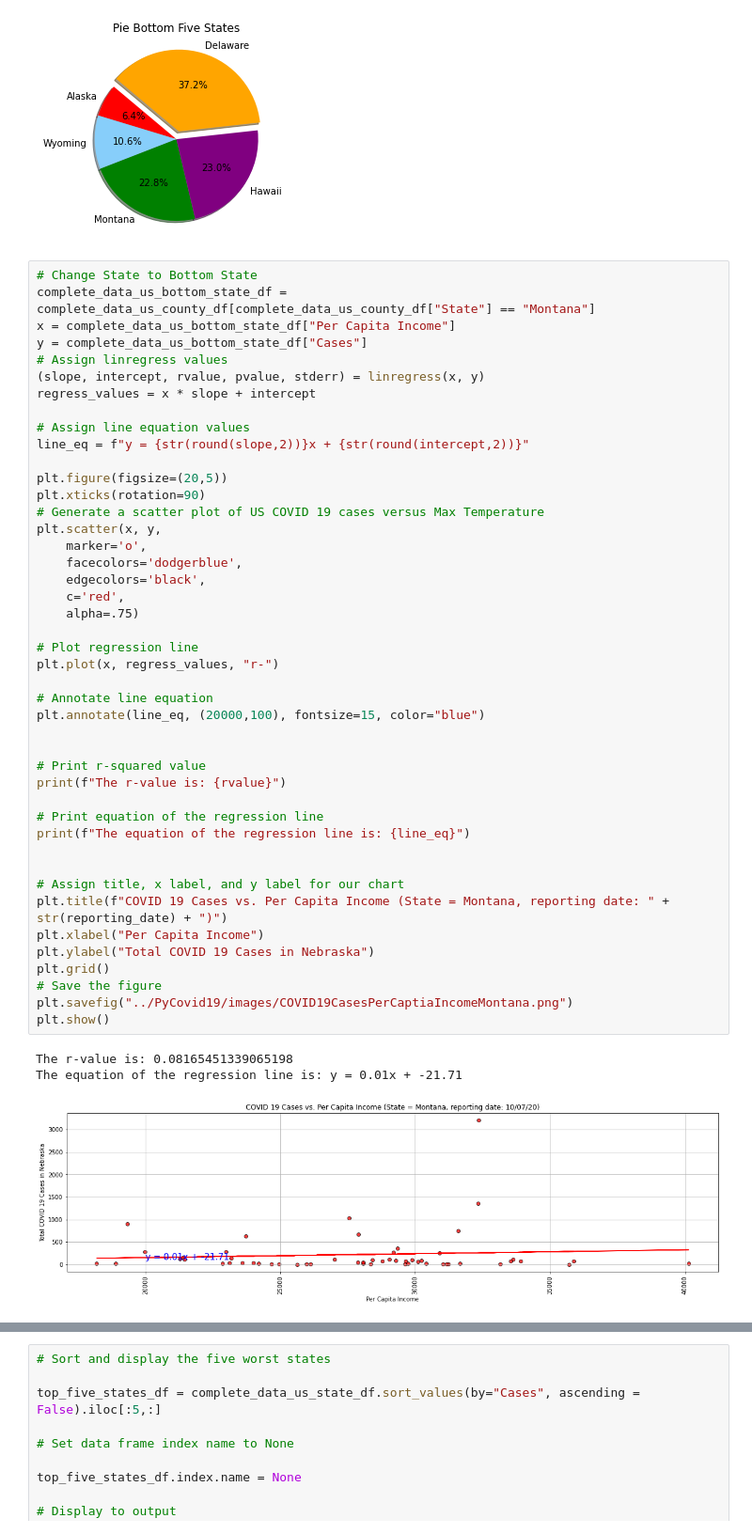
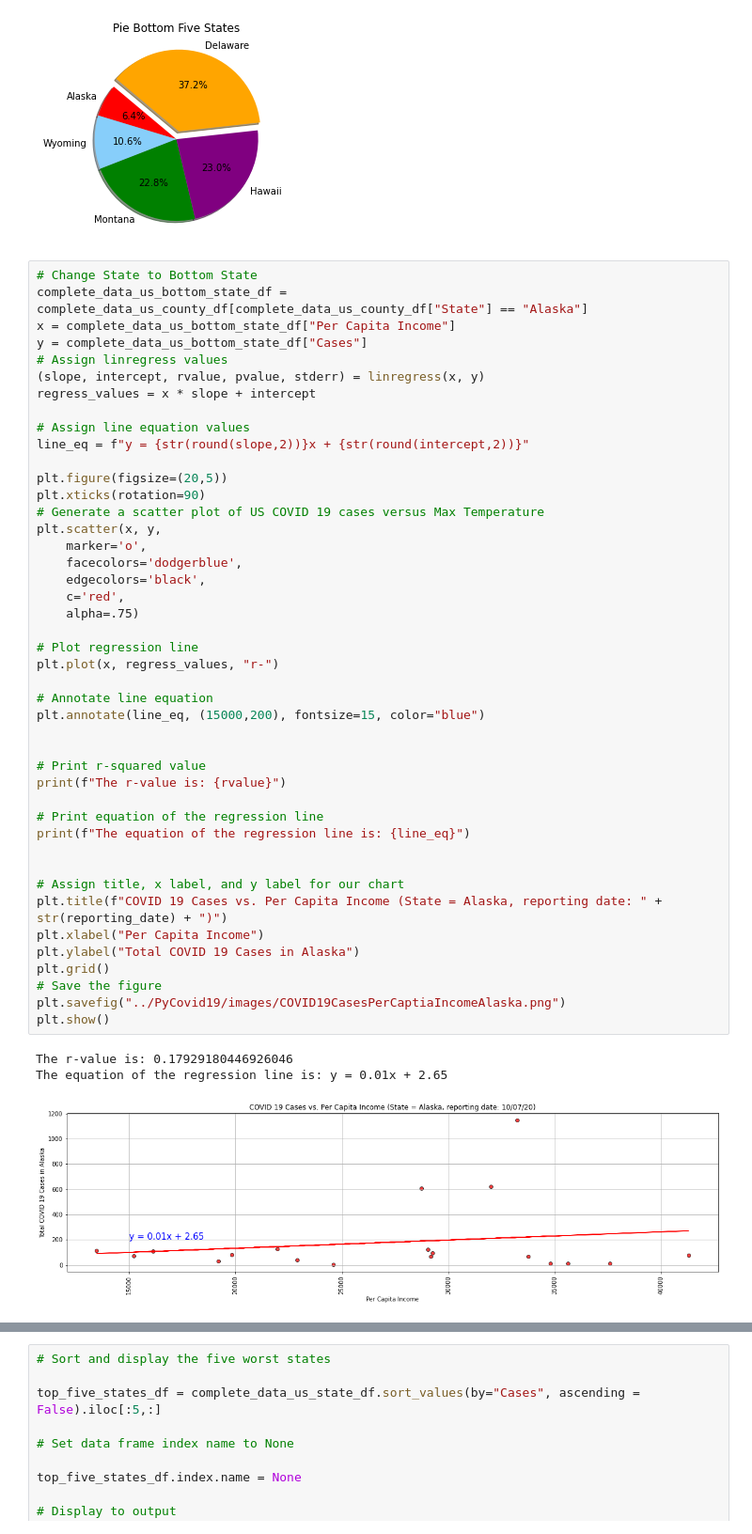
Before and after one commit to anand-sharan/project-work-one, a Jupyter notebook: PyCovid19/pycovid19.ipynb, the cells around one changed output, grey strips where cells are left out. Shown: that part at 94% size. Saved outputs shown, nothing was run; the diff lists cells and outputs as text.

```diff
--- a/PyCovid19/pycovid19.ipynb
+++ b/PyCovid19/pycovid19.ipynb
@@ -767,7 +820,7 @@ plt.show
 [figure]
 # %%
 # Change State to Bottom State
-complete_data_us_bottom_state_df = complete_data_us_county_df[complete_data_us_county_df["State"] == "Montana"]
+complete_data_us_bottom_state_df = complete_data_us_county_df[complete_data_us_county_df["State"] == "Alaska"]
 x = complete_data_us_bottom_state_df["Per Capita Income"]
 y = complete_data_us_bottom_state_df["Cases"]
 # Assign linregress values
@@ -779,37 +832,37 @@ line_eq = f"y = {str(round(slope,2))}x + {str(round(intercept,2))}"
 
 plt.figure(figsize=(20,5))
 plt.xticks(rotation=90)
 # Generate a scatter plot of US COVID 19 cases versus Max Temperature
 plt.scatter(x, y,
     marker='o',
     facecolors='dodgerblue',
     edgecolors='black',
     c='red',
     alpha=.75)
 
 # Plot regression line
 plt.plot(x, regress_values, "r-")
 
 # Annotate line equation
-plt.annotate(line_eq, (20000,100), fontsize=15, color="blue")
+plt.annotate(line_eq, (15000,200), fontsize=15, color="blue")
 
 
 # Print r-squared value
 print(f"The r-value is: {rvalue}")
 
 # Print equation of the regression line
 print(f"The equation of the regression line is: {line_eq}")
 
 
 # Assign title, x label, and y label for our chart
-plt.title(f"COVID 19 Cases vs. Per Capita Income (State = Montana, reporting date: " + str(reporting_date) + ")")
+plt.title(f"COVID 19 Cases vs. Per Capita Income (State = Alaska, reporting date: " + str(reporting_date) + ")")
 plt.xlabel("Per Capita Income")
-plt.ylabel("Total COVID 19 Cases in Nebraska")
+plt.ylabel("Total COVID 19 Cases in Alaska")
 plt.grid()
 # Save the figure
-plt.savefig("../PyCovid19/images/COVID19CasesPerCaptiaIncomeMontana.png")
+plt.savefig("../PyCovid19/images/COVID19CasesPerCaptiaIncomeAlaska.png")
 plt.show()
 # %% [output]
-The r-value is: 0.08165451339065198
-The equation of the regression line is: y = 0.01x + -21.71
+The r-value is: 0.17929180446926046
+The equation of the regression line is: y = 0.01x + 2.65
-[figure, old version]
+[figure, new version]
```
Also changed, not shown: parts of 11 cells of this notebook, 8 other files.
